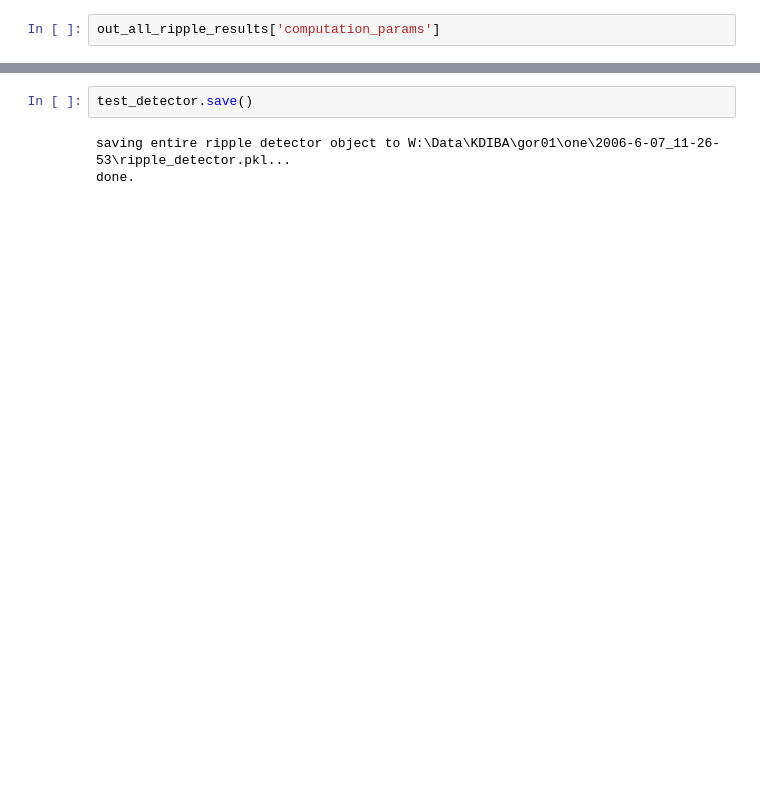
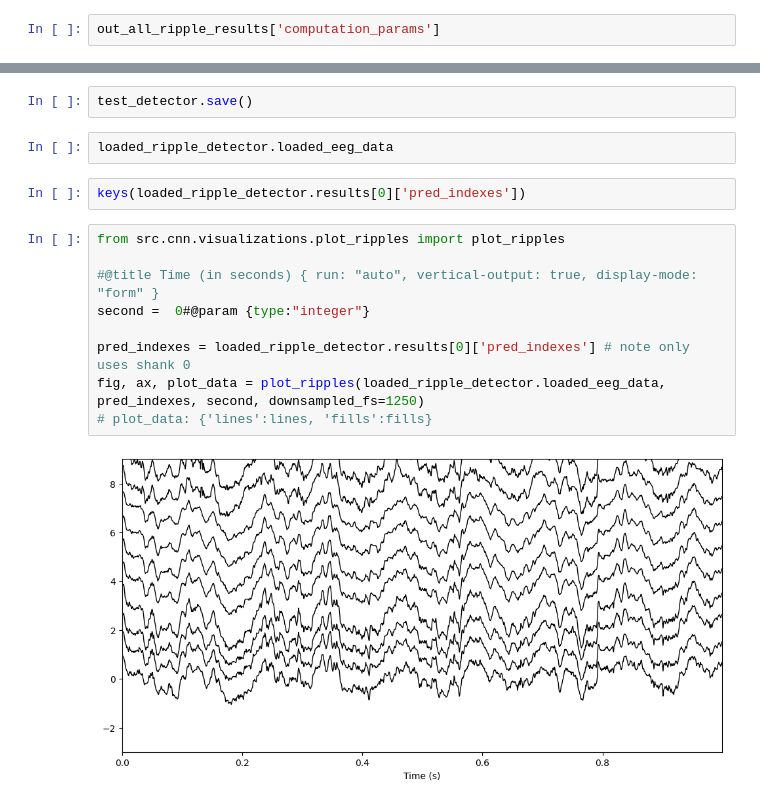
Before and after one commit to CommanderPho/cnn-ripple, a Jupyter notebook: pho_test_cnn.ipynb, the cells around one changed output, grey strips where cells are left out. Saved outputs shown, nothing was run; the diff lists cells and outputs as text; blank space fills up the shorter version.

```diff
--- a/pho_test_cnn.ipynb
+++ b/pho_test_cnn.ipynb
@@ -180,5 +111,17 @@ get_dict_subset(out_all_ripple_results['computation_params'], ['learning_rate',
-# %%
-test_detector.save()
-# %% [output]
-saving entire ripple detector object to W:\Data\KDIBA\gor01\one\2006-6-07_11-26-53\ripple_detector.pkl...
-done.
+# %%
+test_detector.save()
+# %%
+loaded_ripple_detector.loaded_eeg_data
+# %%
+keys(loaded_ripple_detector.results[0]['pred_indexes'])
+# %%
+from src.cnn.visualizations.plot_ripples import plot_ripples
+
+#@title Time (in seconds) { run: "auto", vertical-output: true, display-mode: "form" }
+second =  0#@param {type:"integer"}
+
+pred_indexes = loaded_ripple_detector.results[0]['pred_indexes'] # note only uses shank 0
+fig, ax, plot_data = plot_ripples(loaded_ripple_detector.loaded_eeg_data, pred_indexes, second, downsampled_fs=1250)
+# plot_data: {'lines':lines, 'fills':fills}
+# %% [output]
+[figure, added]
```
Also changed, not shown: parts of 21 cells of this notebook, 5 other files.
